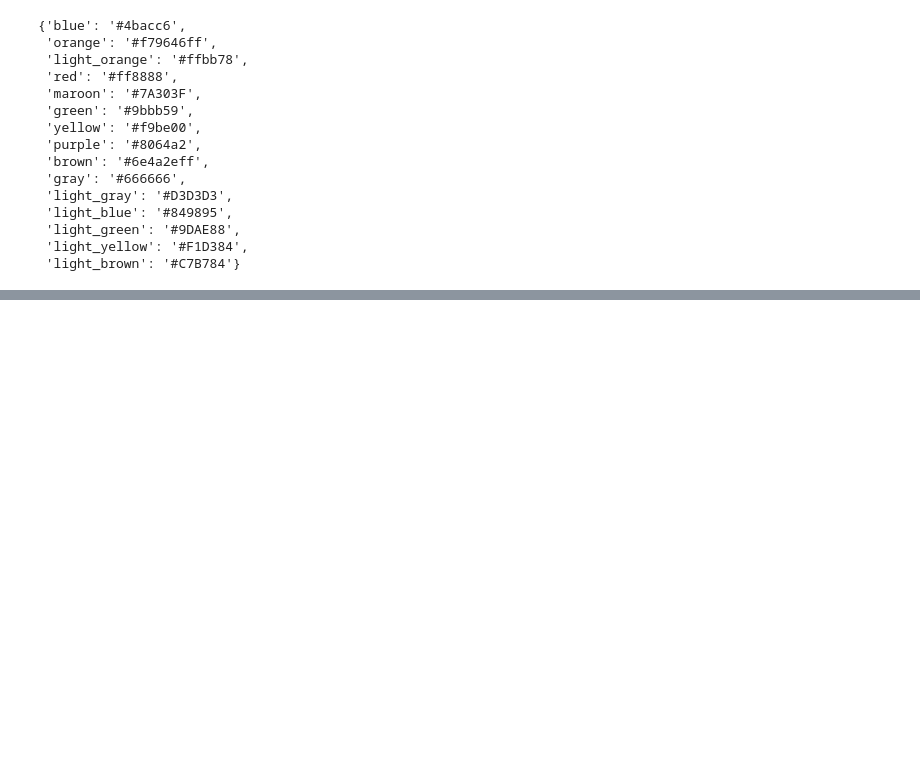
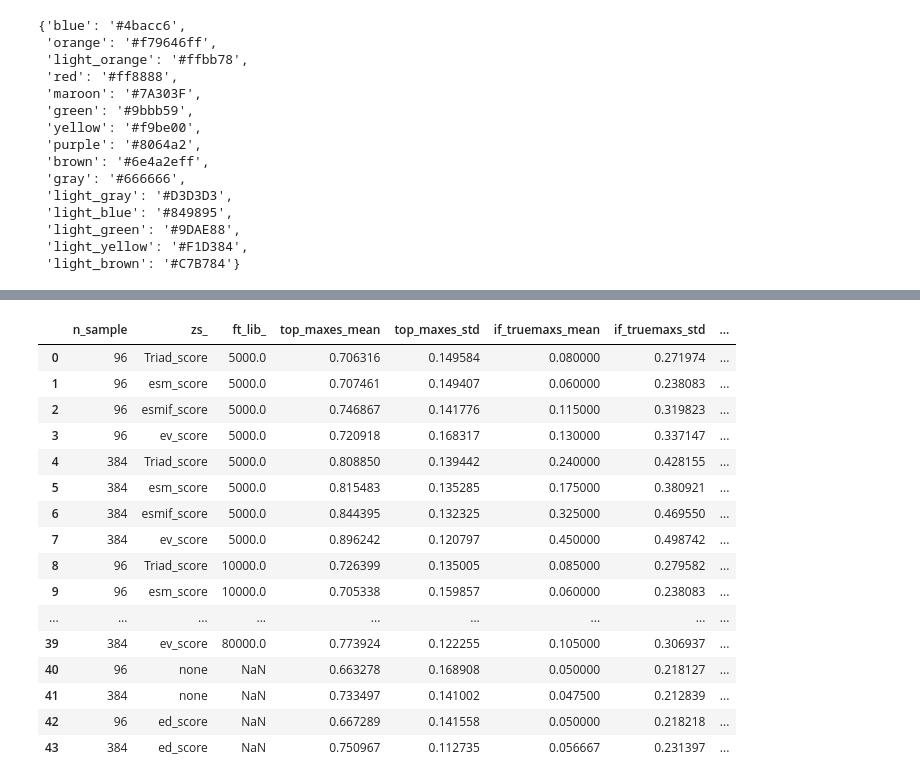
Before and after one commit to fhalab/SSMuLA, a Jupyter notebook: sandbox/plot_ftmlde_compact.ipynb, the cells around one changed output, grey strips where cells are left out. Saved outputs shown, nothing was run; the diff lists cells and outputs as text; code cells hidden in the pictures; blank space fills up the shorter version.

```diff
--- a/sandbox/plot_ftmlde_compact.ipynb
+++ b/sandbox/plot_ftmlde_compact.ipynb
@@ -331,0 +391,26 @@ plt.tight_layout()
+# %%
+frac_ft_dfs_4 = []
+for frac in FTLIB_FRAC_LIST[:-1]:
+    frac_ft_dfs_4.append(frac_ft_dict_4[frac].loc[[96, 384]].reset_index().assign(ft_lib_size = frac))
+frac_ft_dfs_4.append(random_4.loc[[96, 384]].reset_index().assign(ft_lib_size = 1))
+frac_ft_dfs_4.append(db_4.loc[[96, 384]].reset_index().assign(ft_lib_size = 1))
+frac_ft_dfs_4 = pd.concat(frac_ft_dfs_4).reset_index(drop=True)
+frac_ft_dfs_4
+# %% [output]
+|  | n_sample | zs_ | ft_lib_ | top_maxes_mean | top_maxes_std | if_truemaxs_mean | if_truemaxs_std | ... |
+| 0 | 96 | Triad_score | 5000.0 | 0.706316 | 0.149584 | 0.080000 | 0.271974 | ... |
+| 1 | 96 | esm_score | 5000.0 | 0.707461 | 0.149407 | 0.060000 | 0.238083 | ... |
+| 2 | 96 | esmif_score | 5000.0 | 0.746867 | 0.141776 | 0.115000 | 0.319823 | ... |
+| 3 | 96 | ev_score | 5000.0 | 0.720918 | 0.168317 | 0.130000 | 0.337147 | ... |
+| 4 | 384 | Triad_score | 5000.0 | 0.808850 | 0.139442 | 0.240000 | 0.428155 | ... |
+| 5 | 384 | esm_score | 5000.0 | 0.815483 | 0.135285 | 0.175000 | 0.380921 | ... |
+| 6 | 384 | esmif_score | 5000.0 | 0.844395 | 0.132325 | 0.325000 | 0.469550 | ... |
+| 7 | 384 | ev_score | 5000.0 | 0.896242 | 0.120797 | 0.450000 | 0.498742 | ... |
+| 8 | 96 | Triad_score | 10000.0 | 0.726399 | 0.135005 | 0.085000 | 0.279582 | ... |
+| 9 | 96 | esm_score | 10000.0 | 0.705338 | 0.159857 | 0.060000 | 0.238083 | ... |
+| ... | ... | ... | ... | ... | ... | ... | ... | ... |
+| 39 | 384 | ev_score | 80000.0 | 0.773924 | 0.122255 | 0.105000 | 0.306937 | ... |
+| 40 | 96 | none | NaN | 0.663278 | 0.168908 | 0.050000 | 0.218127 | ... |
+| 41 | 384 | none | NaN | 0.733497 | 0.141002 | 0.047500 | 0.212839 | ... |
+| 42 | 96 | ed_score | NaN | 0.667289 | 0.141558 | 0.050000 | 0.218218 | ... |
+| 43 | 384 | ed_score | NaN | 0.750967 | 0.112735 | 0.056667 | 0.231397 | ... |
```
Also changed, not shown: parts of 15 cells of this notebook.
